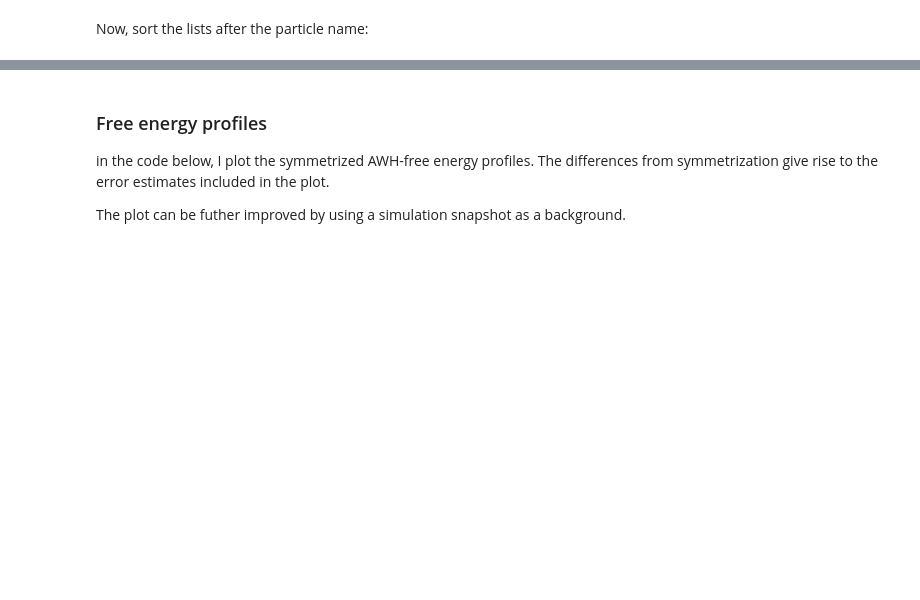
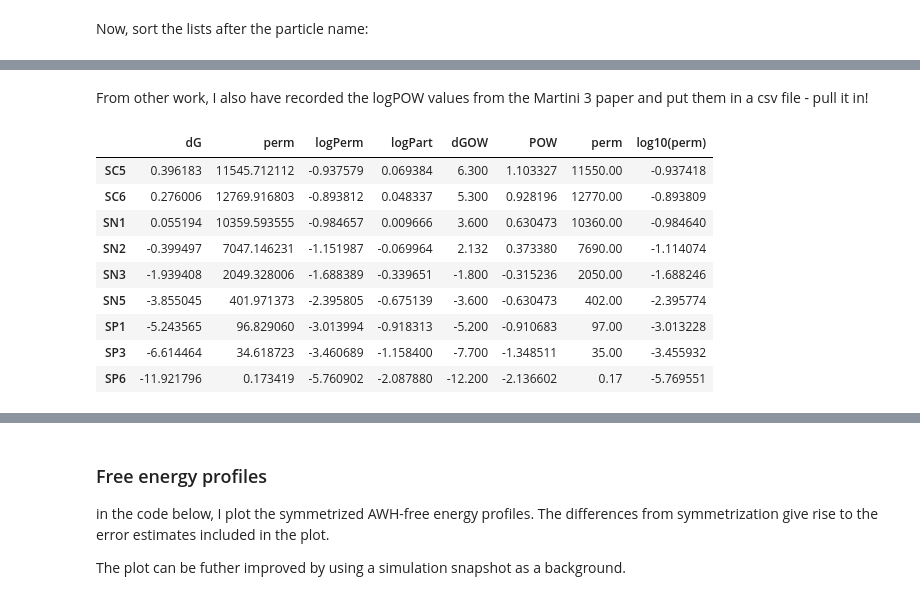
Before and after one commit to jmelcr/permeability, a Jupyter notebook: martini3/cholesterol00p_PC_variousTails_sims/saturation_DPPC-POPC_titration/perm_particle_EOLS/dopc-unsat_0-169_d_100/plot_awh_fric_profiles.ipynb, the cells around one changed output, grey strips where cells are left out. Drawn from its saved outputs; the diff is of its cells as text; code cells hidden in the pictures; blank space fills up the shorter version.

```diff
--- a/martini3/cholesterol00p_PC_variousTails_sims/saturation_DPPC-POPC_titration/perm_particle_EOLS/dopc-unsat_0-169_d_100/plot_awh_fric_profiles.ipynb
+++ b/martini3/cholesterol00p_PC_variousTails_sims/saturation_DPPC-POPC_titration/perm_particle_EOLS/dopc-unsat_0-169_d_100/plot_awh_fric_profiles.ipynb
@@ -496,0 +547,2 @@ sims.sort(key=lambda s: s.pname)
+# %% [markdown]
+From other work, I also have recorded the logPOW values from the Martini 3 paper and put them in a csv file - pull it in!
@@ -496,0 +557,13 @@ sims.sort(key=lambda s: s.pname)
+# %%
+dfall
+# %% [output]
+|  | dG | perm | logPerm | logPart | dGOW | POW | perm | log10(perm) |
+| SC5 | 0.396183 | 11545.712112 | -0.937579 | 0.069384 | 6.300 | 1.103327 | 11550.00 | -0.937418 |
+| SC6 | 0.276006 | 12769.916803 | -0.893812 | 0.048337 | 5.300 | 0.928196 | 12770.00 | -0.893809 |
+| SN1 | 0.055194 | 10359.593555 | -0.984657 | 0.009666 | 3.600 | 0.630473 | 10360.00 | -0.984640 |
+| SN2 | -0.399497 | 7047.146231 | -1.151987 | -0.069964 | 2.132 | 0.373380 | 7690.00 | -1.114074 |
+| SN3 | -1.939408 | 2049.328006 | -1.688389 | -0.339651 | -1.800 | -0.315236 | 2050.00 | -1.688246 |
+| SN5 | -3.855045 | 401.971373 | -2.395805 | -0.675139 | -3.600 | -0.630473 | 402.00 | -2.395774 |
+| SP1 | -5.243565 | 96.829060 | -3.013994 | -0.918313 | -5.200 | -0.910683 | 97.00 | -3.013228 |
+| SP3 | -6.614464 | 34.618723 | -3.460689 | -1.158400 | -7.700 | -1.348511 | 35.00 | -3.455932 |
+| SP6 | -11.921796 | 0.173419 | -5.760902 | -2.087880 | -12.200 | -2.136602 | 0.17 | -5.769551 |
```
Also changed, not shown: parts of 12 cells of this notebook, 1 other file.
